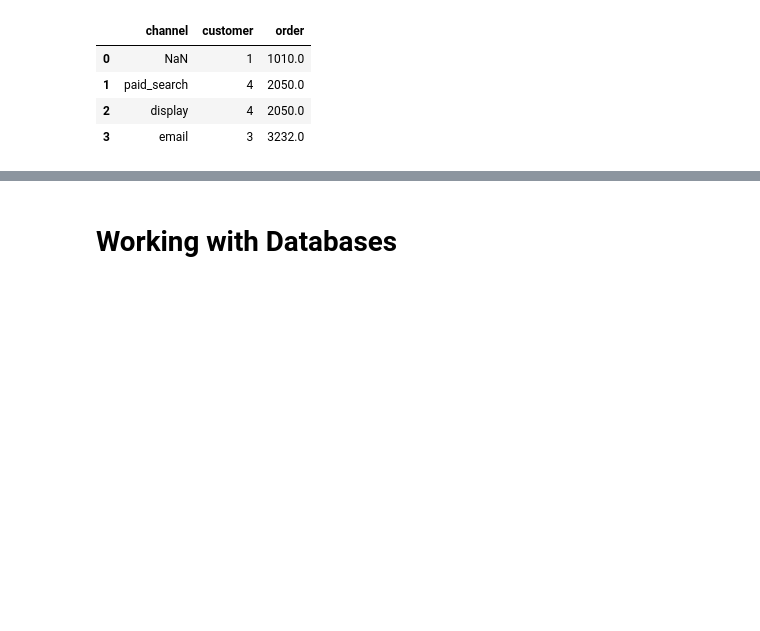
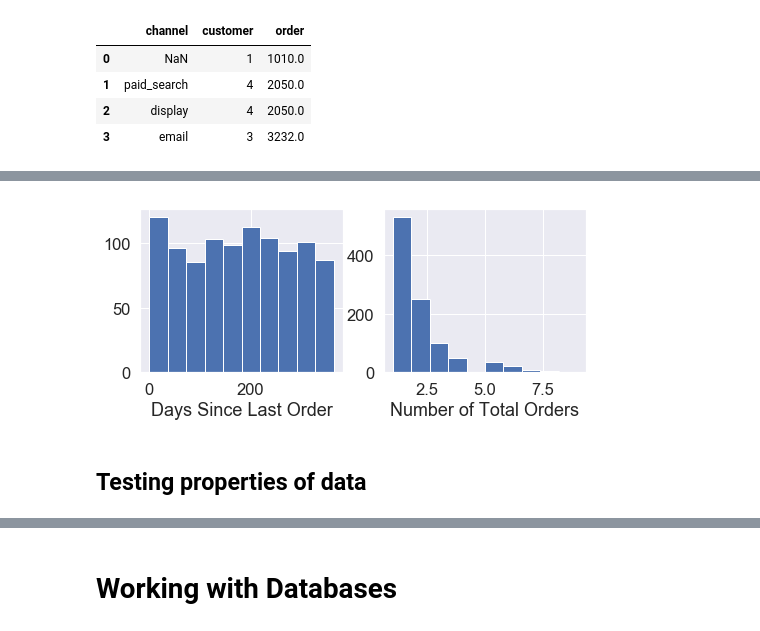
Before and after one commit to jesford/testing-in-data-science, a Jupyter notebook: intro-to-testing-no-demo.ipynb, the cells around one changed output, grey strips where cells are left out. Drawn from its saved outputs; the diff is of its cells as text; code cells hidden in the pictures; blank space fills up the shorter version.

```diff
--- a/intro-to-testing-no-demo.ipynb
+++ b/intro-to-testing-no-demo.ipynb
@@ -563,0 +661,6 @@ data_frames?
+# %%
+df_customers = pd.DataFrame(
+    {'days_since_last_order': np.random.randint(low=0, high=365, size=1000),
+     'num_total_orders': np.random.geometric(0.5, size=1000)})
+
+df_customers.head()
@@ -563,0 +674,17 @@ data_frames?
+# %%
+import matplotlib.pyplot as plt
+import seaborn as sns
+
+
+sns.set(font_scale=1.5)
+
+fig, (ax1, ax2) = plt.subplots(1, 2, figsize=(8, 3))
+df_customers.days_since_last_order.hist(ax=ax1)
+df_customers.num_total_orders.hist(ax=ax2)
+ax1.set_xlabel('Days Since Last Order')
+ax2.set_xlabel('Number of Total Orders')
+plt.show();
+# %% [output]
+[figure, added]
+# %% [markdown]
+## Testing properties of data
```
Also changed, not shown: parts of 34 cells of this notebook, 11 other files.
